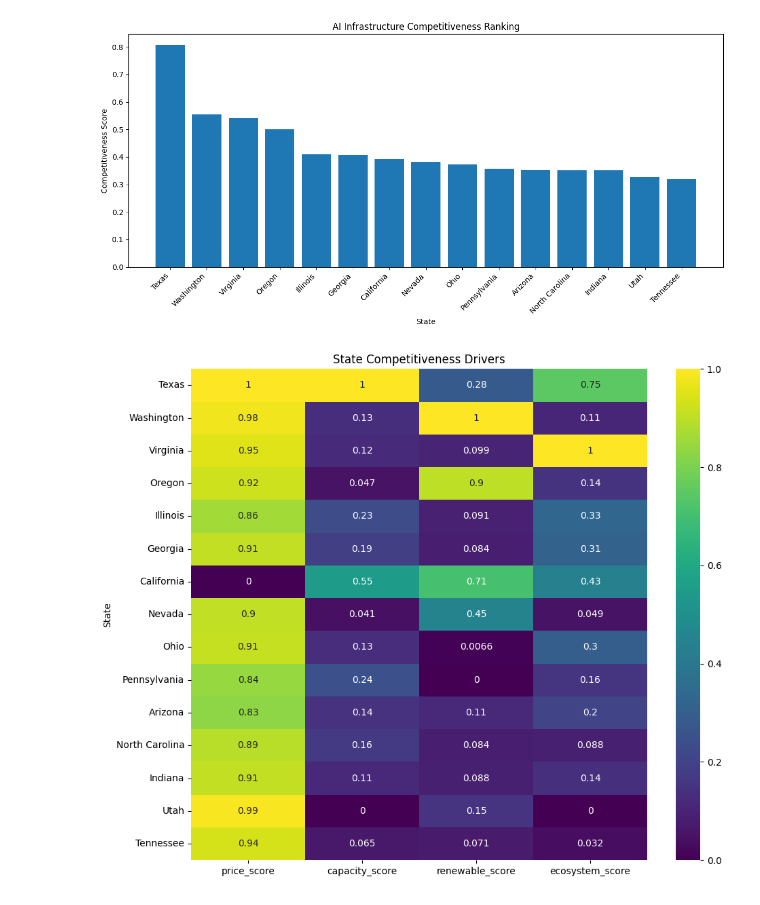
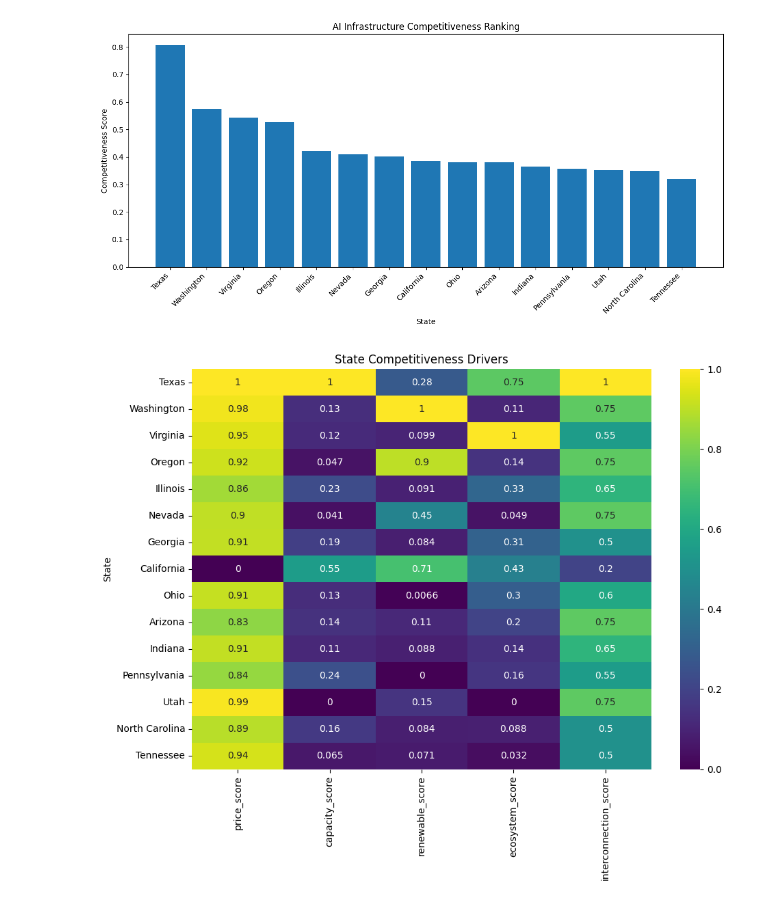
Before and after one commit to finnrcase/ai-infrastructure-economics, a Jupyter notebook: notebooks/03_regional_competitiveness.ipynb, the cells around one changed output. Drawn from its saved outputs; the diff is of its cells as text; code cells hidden in the pictures.

Commit message:
Add interconnection friction variable to competitiveness model and clean documentation

```diff
--- a/notebooks/03_regional_competitiveness.ipynb
+++ b/notebooks/03_regional_competitiveness.ipynb
@@ -81,6 +82,8 @@ states["ecosystem_score"] = (
 ) / (
     states["data_center_count"].max() - states["data_center_count"].min()
 )
+
+states["interconnection_score"] = states["Interconnection_Friction_Score"]
 # %% [markdown]
 ## Final Competitiveness Model
 
@@ -88,9 +93,10 @@ The final four-factor ranking uses normalized price, capacity, renewable, and da
 # %%
 states["competitiveness_score"] = (
-    0.30 * states["price_score"]
-    + 0.30 * states["capacity_score"]
+    0.25 * states["price_score"]
+    + 0.25 * states["capacity_score"]
     + 0.20 * states["renewable_score"]
     + 0.20 * states["ecosystem_score"]
+    + 0.10 * states["interconnection_score"]
 )
 
 ranking = states.sort_values("competitiveness_score", ascending=False)
@@ -101,6 +107,7 @@ ranking_output = ranking[[
     "capacity_score",
     "renewable_score",
     "ecosystem_score",
+    "interconnection_score",
     "competitiveness_score"
 ]]
 
@@ -139,27 +146,28 @@ plt.xticks(rotation=45, ha="right")
 plt.tight_layout()
 plt.show()
 # %% [output]
-[figure, old version]
+[figure, new version]
 # %%
 import seaborn as sns
 
 heatmap_data = ranking.set_index("State")[[
     "price_score",
     "capacity_score",
     "renewable_score",
-    "ecosystem_score"
+    "ecosystem_score",
+    "interconnection_score"
 ]]
 
 plt.figure(figsize=(10, 8))
 
 sns.heatmap(
     heatmap_data,
     annot=True,
     cmap="viridis"
 )
 
 plt.title("State Competitiveness Drivers")
 plt.tight_layout()
 plt.show()
 # %% [output]
-[figure, old version]
+[figure, new version]
```
Also changed, not shown: parts of 5 cells of this notebook, 2 other files.
